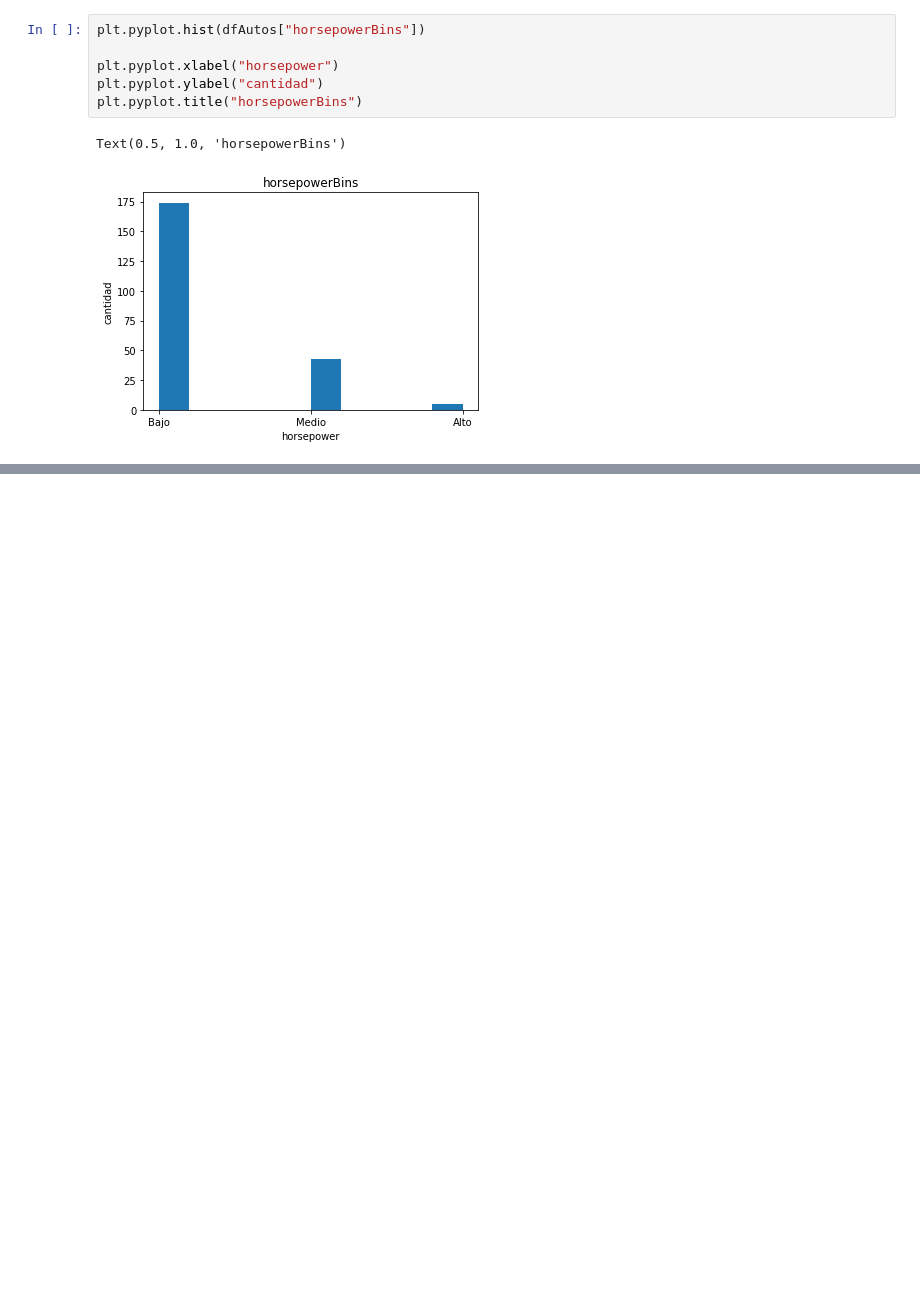
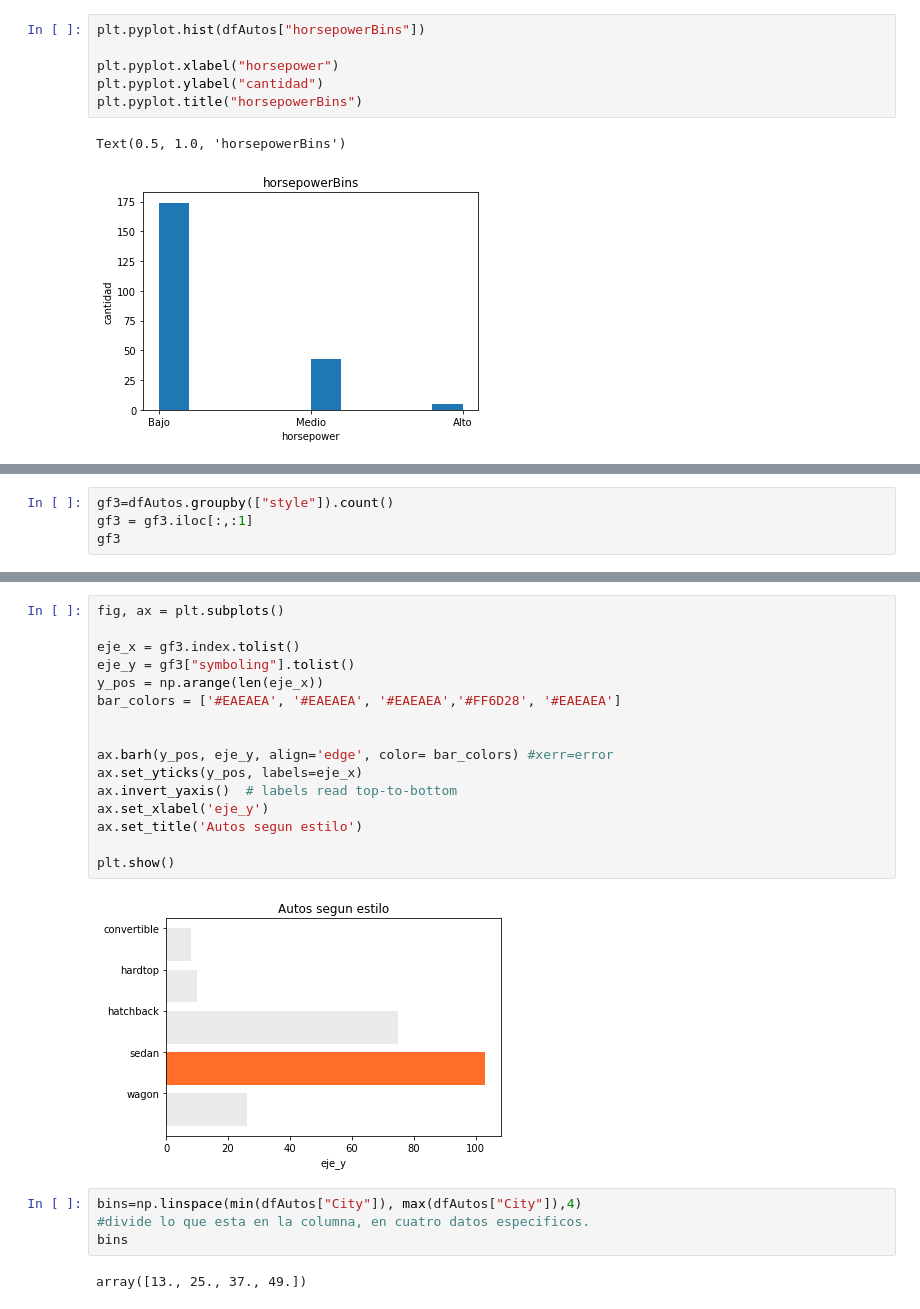
Before and after one commit to scedenod/03C2022_DA, a Jupyter notebook: EDA_AUTOS_3C2022.ipynb, the cells around one changed output, grey strips where cells are left out. Cells and saved outputs as stored; diff of their text form; blank space fills up the shorter version.

```diff
--- a/EDA_AUTOS_3C2022.ipynb
+++ b/EDA_AUTOS_3C2022.ipynb
@@ -655,0 +807,4 @@ dfAutos.head(2)
+# %%
+gf3=dfAutos.groupby(["style"]).count()
+gf3 = gf3.iloc[:,:1]
+gf3
@@ -655,0 +819,24 @@ dfAutos.head(2)
+# %%
+fig, ax = plt.subplots()
+
+eje_x = gf3.index.tolist()
+eje_y = gf3["symboling"].tolist()
+y_pos = np.arange(len(eje_x))
+bar_colors = ['#EAEAEA', '#EAEAEA', '#EAEAEA','#FF6D28', '#EAEAEA']
+
+
+ax.barh(y_pos, eje_y, align='edge', color= bar_colors) #xerr=error
+ax.set_yticks(y_pos, labels=eje_x)
+ax.invert_yaxis()  # labels read top-to-bottom
+ax.set_xlabel('eje_y')
+ax.set_title('Autos segun estilo')
+
+plt.show()
+# %% [output]
+[figure, added]
+# %%
+bins=np.linspace(min(dfAutos["City"]), max(dfAutos["City"]),4)
+#divide lo que esta en la columna, en cuatro datos especificos.
+bins
+# %% [output]
+array([13., 25., 37., 49.])
```
Also changed, not shown: parts of 33 cells of this notebook.
